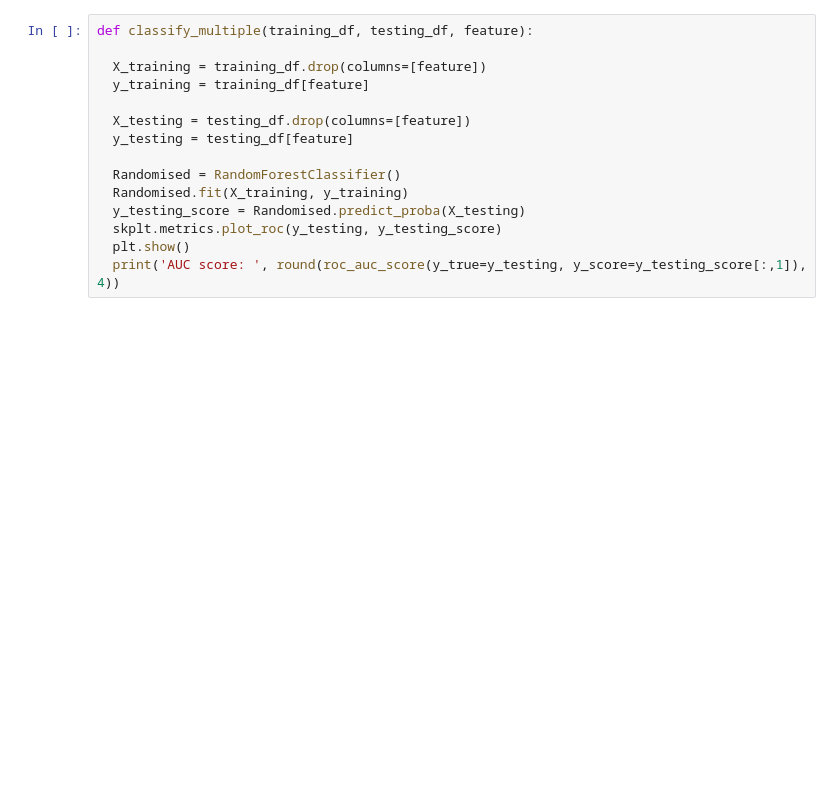
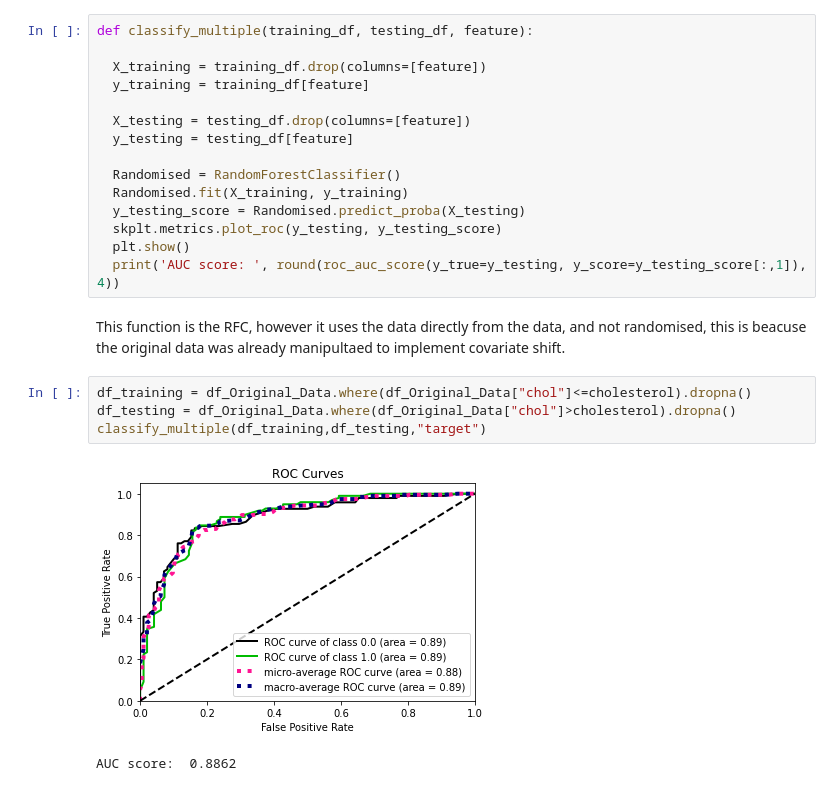
Before and after one commit to kacperkurowski/CE888, a Jupyter notebook: Assignment/Heart-Disease.ipynb, the cells around one changed output. Saved outputs shown, nothing was run; the diff lists cells and outputs as text; blank space fills up the shorter version.

```diff
--- a/Assignment/Heart-Disease.ipynb
+++ b/Assignment/Heart-Disease.ipynb
@@ -138,3 +138,12 @@ def classify_multiple(training_df, testing_df, feature):
   skplt.metrics.plot_roc(y_testing, y_testing_score)
   plt.show()
   print('AUC score: ', round(roc_auc_score(y_true=y_testing, y_score=y_testing_score[:,1]), 4))
+# %% [markdown]
+This function is the RFC, however it uses the data directly from the data, and not randomised, this is beacuse the original data was already manipultaed to implement covariate shift.
+# %%
+df_training = df_Original_Data.where(df_Original_Data["chol"]<=cholesterol).dropna()
+df_testing = df_Original_Data.where(df_Original_Data["chol"]>cholesterol).dropna()
+classify_multiple(df_training,df_testing,"target")
+# %% [output]
+[figure, added]
+AUC score:  0.8862
```
Also changed, not shown: parts of 7 cells of this notebook.
